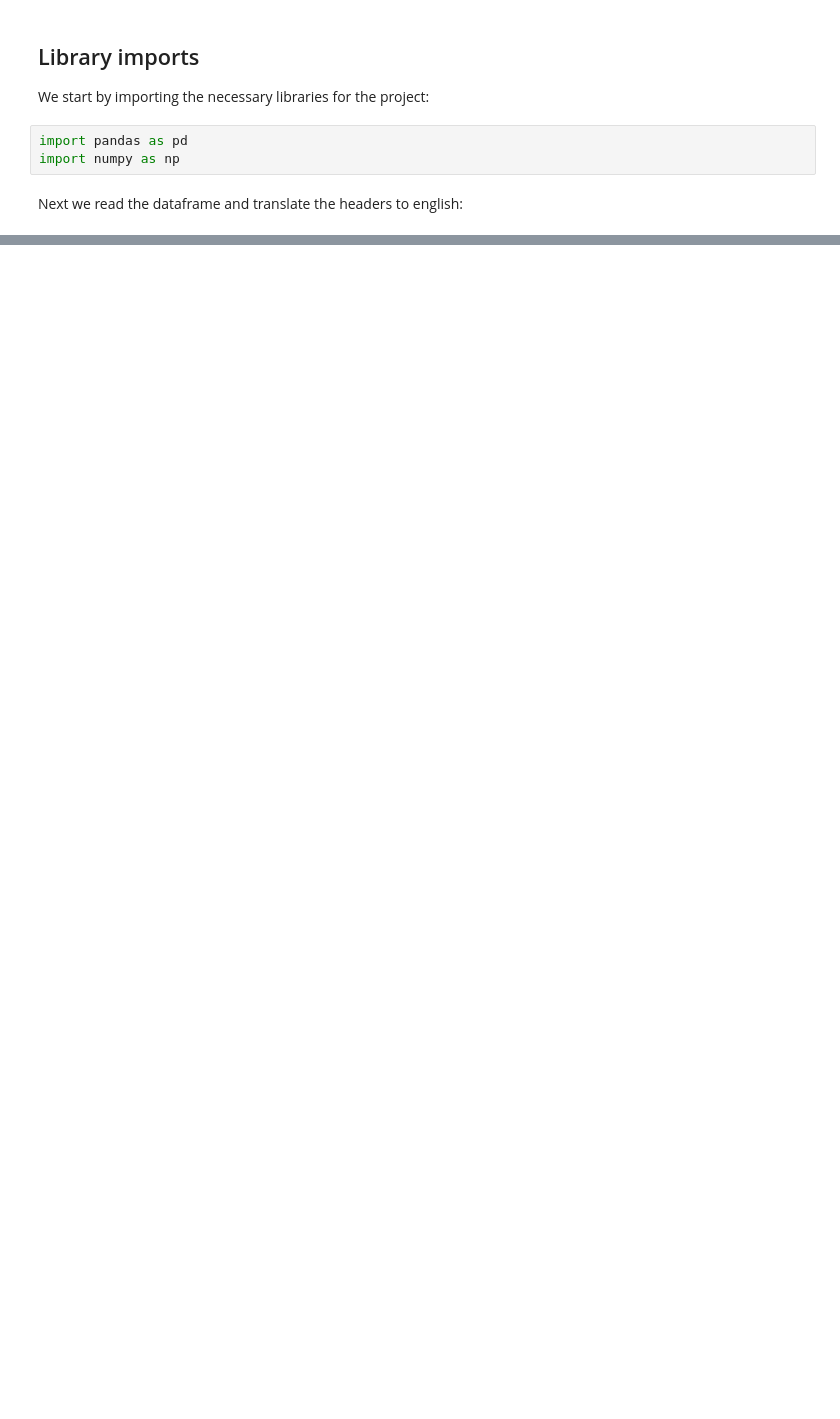
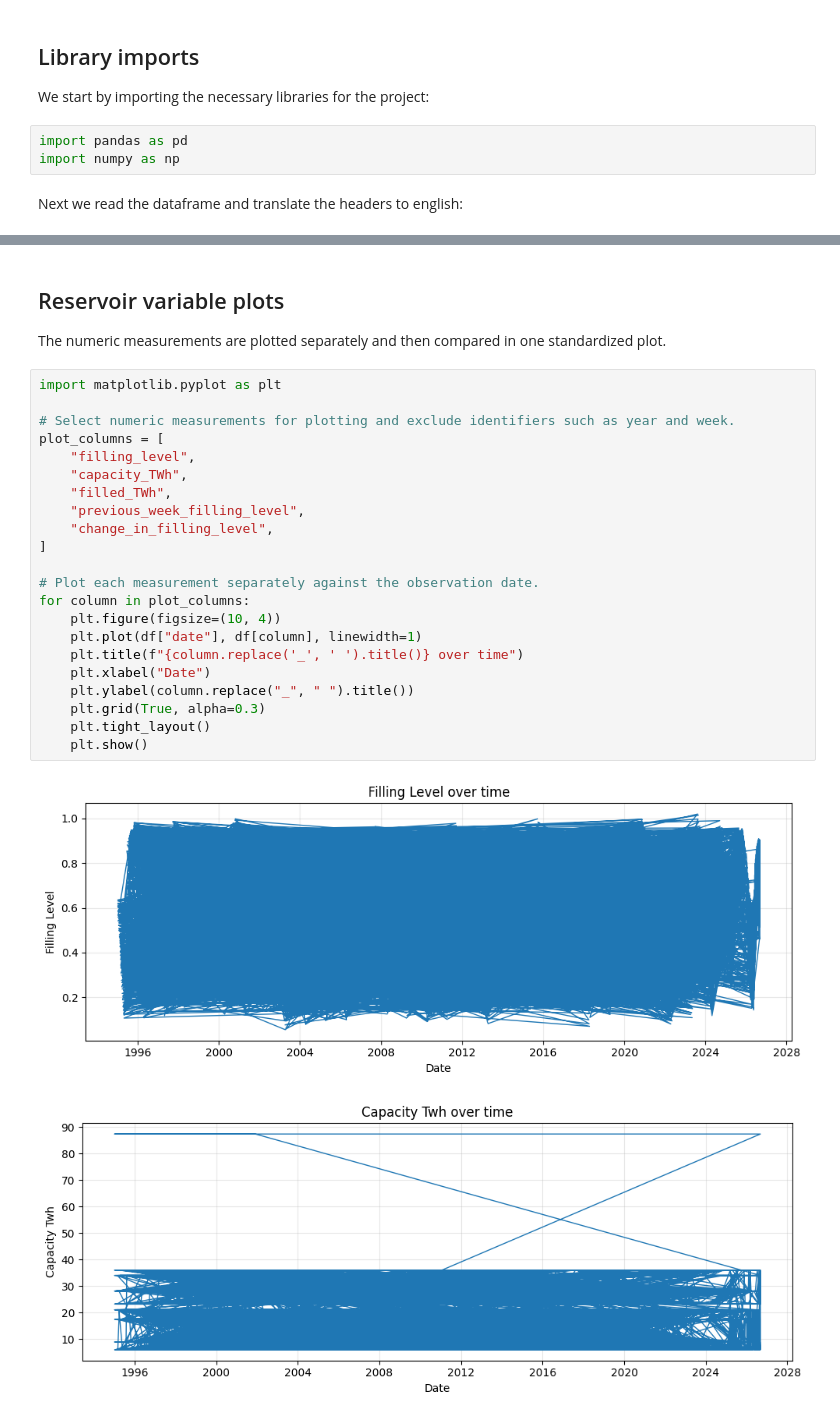
Before and after one commit to Mehdij1511/IND320-Mehdij1511, a Jupyter notebook: ProjectPart1/ProjectPart1.ipynb, the cells around one changed output, grey strips where cells are left out. Cells and saved outputs as stored; diff of their text form; blank space fills up the shorter version.

```diff
--- a/ProjectPart1/ProjectPart1.ipynb
+++ b/ProjectPart1/ProjectPart1.ipynb
@@ -39,0 +83,29 @@ df.sample(0)
+# %% [markdown]
+## Reservoir variable plots
+
+The numeric measurements are plotted separately and then compared in one standardized plot.
+# %%
+import matplotlib.pyplot as plt
+
+# Select numeric measurements for plotting and exclude identifiers such as year and week.
+plot_columns = [
+    "filling_level",
+    "capacity_TWh",
+    "filled_TWh",
+    "previous_week_filling_level",
+    "change_in_filling_level",
+]
+
+# Plot each measurement separately against the observation date.
+for column in plot_columns:
+    plt.figure(figsize=(10, 4))
+    plt.plot(df["date"], df[column], linewidth=1)
+    plt.title(f"{column.replace('_', ' ').title()} over time")
+    plt.xlabel("Date")
+    plt.ylabel(column.replace("_", " ").title())
+    plt.grid(True, alpha=0.3)
+    plt.tight_layout()
+    plt.show()
+# %% [output]
+[figure, added]
+[figure, added]
```
Also changed, not shown: parts of 9 cells of this notebook, 4 other files.
